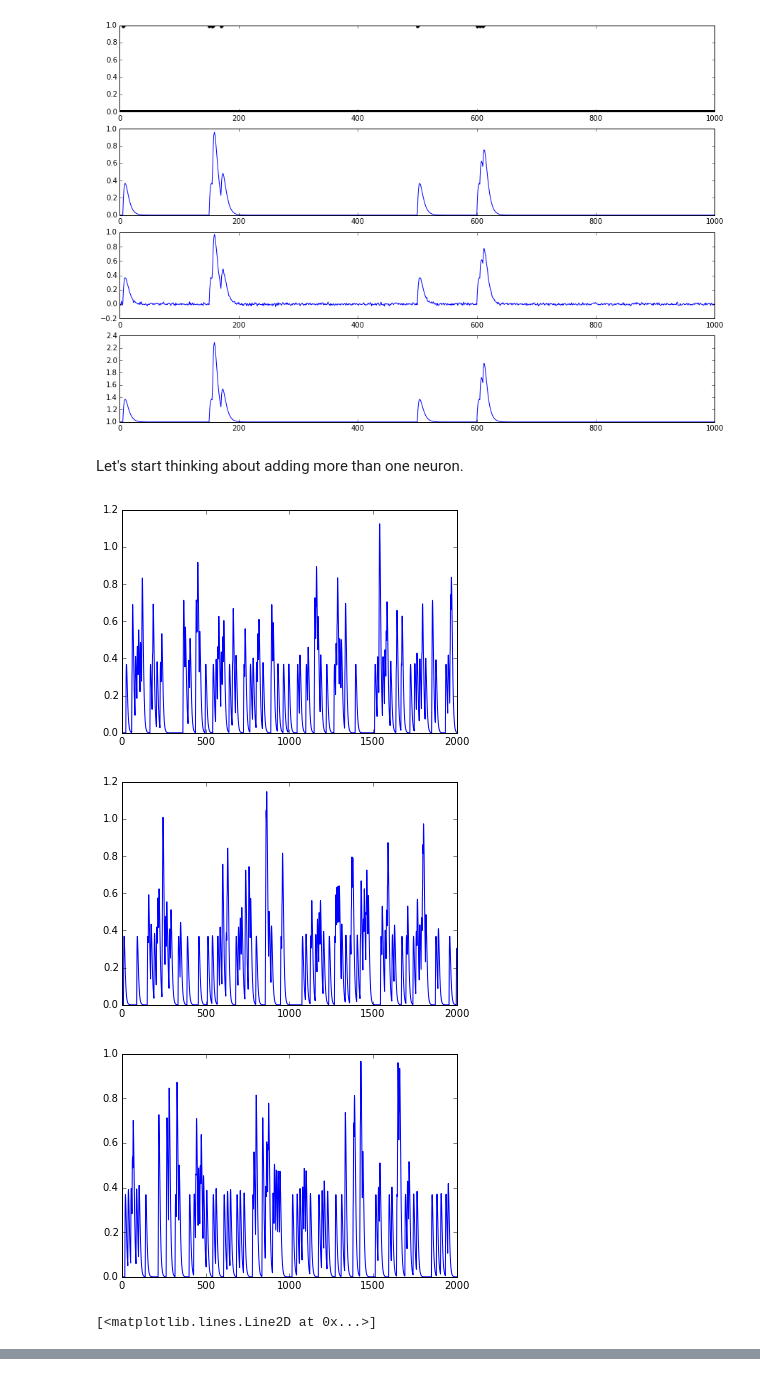
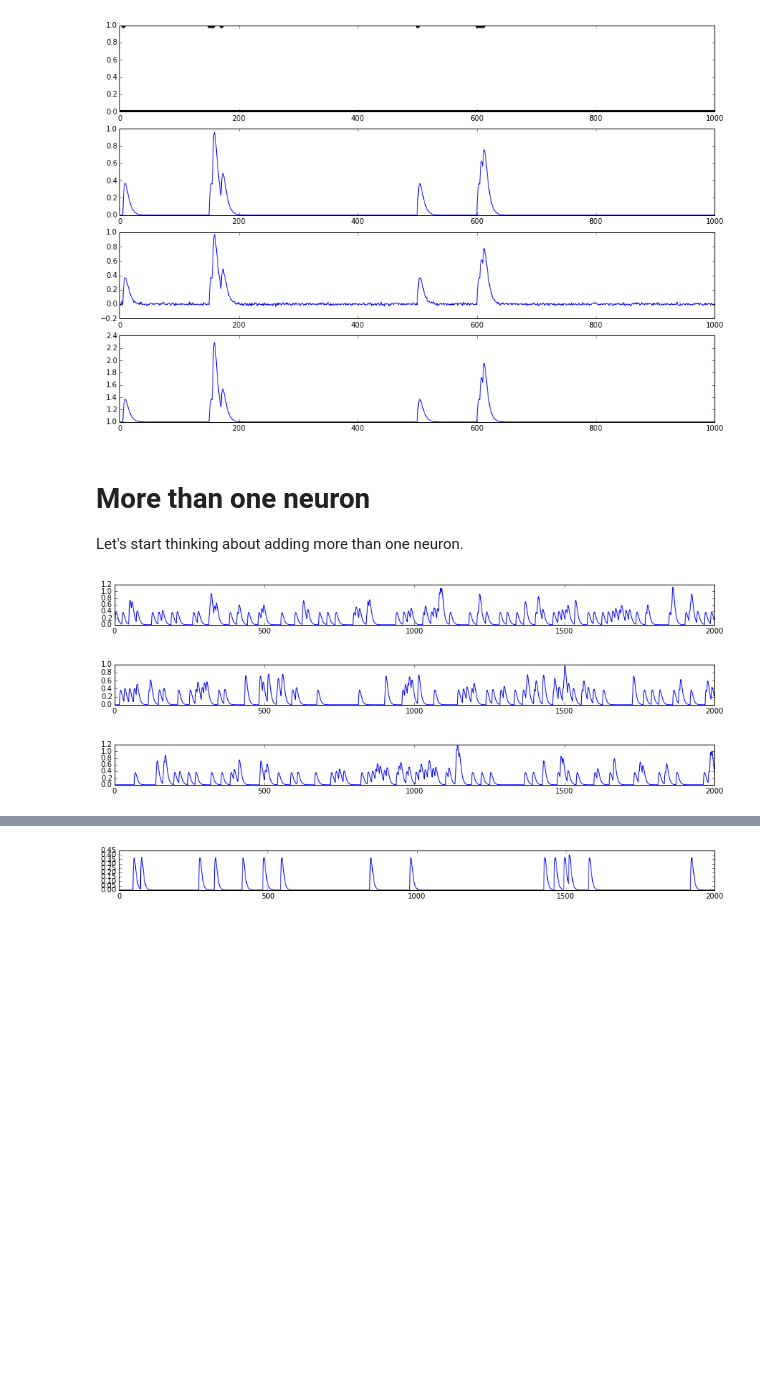
Before and after one commit to jvs--/neuco, a Jupyter notebook: notebooks/SpikeToCalcium.ipynb, the cells around one changed output, grey strips where cells are left out. Cells and saved outputs as stored; diff of their text form; code cells hidden in the pictures; blank space fills up the shorter version.

Commit message:
Added randomly connected network of neurons

```diff
--- a/notebooks/SpikeToCalcium.ipynb
+++ b/notebooks/SpikeToCalcium.ipynb
@@ -185,6 +185,7 @@ plt.show()
 # %% [output]
 [figure]
 # %% [markdown]
+# More than one neuron
 Let's start thinking about adding more than one neuron.
 # %%
 import random
@@ -200,9 +201,9 @@ def randBinList(alpha, r):
     return seq
 
 class Neuron():
-    def __init__(self):
+    def __init__(self, time):
         self.active = False #neuron is inactive
-        self.activation = dict() #neuron produces no action potentials
+        self.activation = dict.fromkeys(range(time), 0) #neuron produces no action potentials
         self.input_neurons = [] #no neurons are connected
         self.clamped = False
         self.random = False
@@ -210,7 +211,7 @@ class Neuron():
 
     def run(self, time):
         self.active = True
-        self.activation = dict.fromkeys(range(time))
+        self.activation = dict.fromkeys(range(time), 0)
         spiketrain = self.__calculateactivation(time)
         self.active = False
         return spiketrain
@@ -241,7 +242,9 @@ class Neuron():
             for step in range(time):
                 sum_inputs = 0
                 for neuron in self.input_neurons:
+                    #print("Step ", step, "Value ", neuron.activation[step])
                     sum_inputs += neuron.activation[step]
+                    #print("Sum ", sum_inputs)
                 if sum_inputs > self.threshold:
                     self.activation[step] = 1
                 else:
@@ -257,45 +260,51 @@ class NeuronGroup():
         spiketrains = []
         data = []
         for neuron in self.neurons:
             # run neuron; Order matters!
             # get its spiketrain
             spiketrain = neuron.run(time)
             spiketrains.append(spiketrain)
             # calculate calcium trace
             datum = produceCalciumTraceAdditive(spiketrain, template)
             data.append(datum)
             # display all traces
+            plt.figure(figsize=(15, 1))
             plt.plot(datum)
             plt.show()
 
 
-n1 = Neuron()
-n2 = Neuron()
-n3 = Neuron()
-n4 = Neuron()
+n1 = Neuron(2000)
+n2 = Neuron(2000)
+n3 = Neuron(2000)
+n4 = Neuron(2000)
+n5 = Neuron(2000)
 
 # How neuons are connected
 n1.connect(n2) # n2 -> n1
 n1.connect(n3) # n3 -> n1
 n3.connect(n4) # n4 -> n3
+n5.connect(n2)
+n5.connect(n3)
+n5.connect(n4)
 
 # Three randomly activated neurons as input layer
 n2.random = True
 n3.random = True
 n4.random = True
 input_layer = NeuronGroup([n2,n3,n4])
 input_layer.record(2000)
 
+# Two output neurons
+output_layer = NeuronGroup([n1,n5])
+output_layer.record(2000)
+
 # One neuron that receives input from the input layer neurons
-spiketrain1 = n1.run(2000)
-data = produceCalciumTraceAdditive(spiketrain1, template)
-noisy_data = addnoise(data)
-
-#PLOTTING
-plt.figure(figsize=(15, 10))
-plt.plot(noisy_data)
+#spiketrain1 = n1.run(2000)
+#data = produceCalciumTraceAdditive(spiketrain1, template)
+#noisy_data = addnoise(data)
+#plt.figure(figsize=(15, 10))
+#plt.plot(noisy_data)
 # %% [output]
-[figure, old version]
+[figure, new version]
-[figure, old version]
+[figure, new version]
-[figure, old version]
+[figure, new version]
-[<matplotlib.lines.Line2D at 0x...>]
@@ -302,0 +312 @@ plt.plot(noisy_data)
+[figure, added]
```
Also changed, not shown: parts of 3 cells of this notebook.
